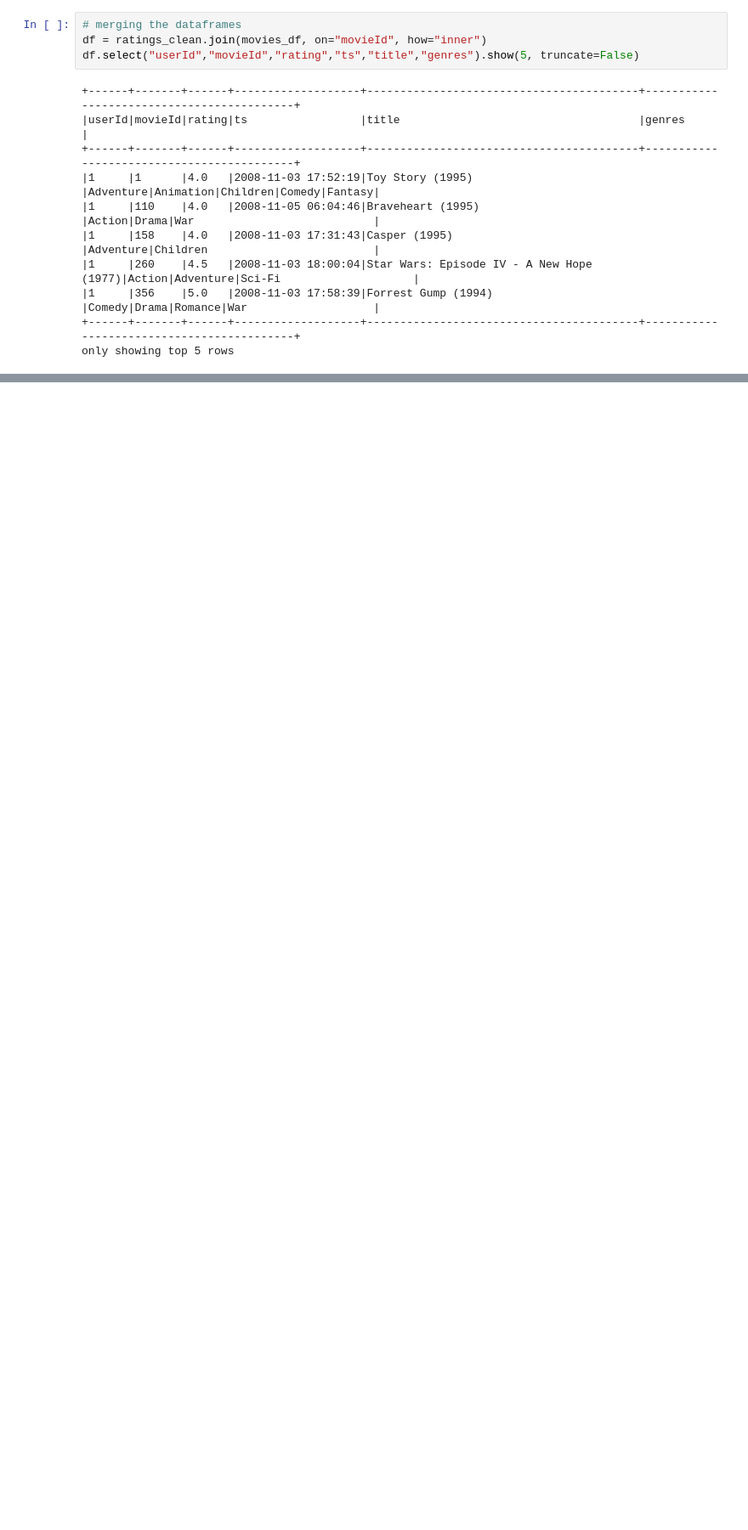
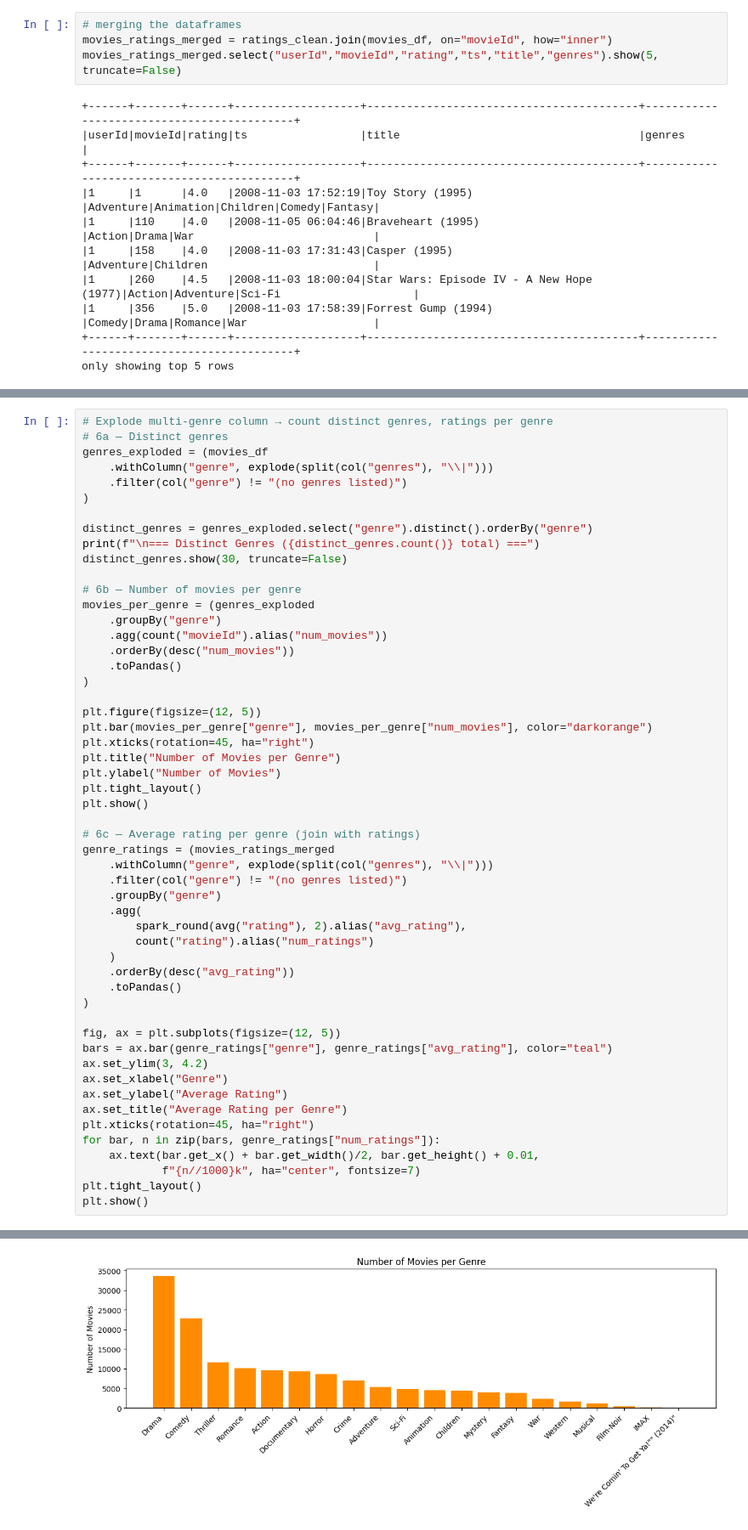
Before and after one commit to alexpanayi474/DSC511-MovieLens-Project, a Jupyter notebook: DSC_511_MovieLens.ipynb, the cells around one changed output, grey strips where cells are left out. Shown at 85% size. Drawn from its saved outputs; the diff is of its cells as text; blank space fills up the shorter version.

```diff
--- a/DSC_511_MovieLens.ipynb
+++ b/DSC_511_MovieLens.ipynb
@@ -124,8 +132,8 @@ from pyspark.sql.functions import col, from_unixtime, to_timestamp
 ratings_clean = ratings_df.withColumn("ts", to_timestamp(from_unixtime(col("timestamp"))))
 # %%
 # merging the dataframes
-df = ratings_clean.join(movies_df, on="movieId", how="inner")
-df.select("userId","movieId","rating","ts","title","genres").show(5, truncate=False)
+movies_ratings_merged = ratings_clean.join(movies_df, on="movieId", how="inner")
+movies_ratings_merged.select("userId","movieId","rating","ts","title","genres").show(5, truncate=False)
 # %% [output]
 +------+-------+------+-------------------+-----------------------------------------+-------------------------------------------+
 |userId|movieId|rating|ts                 |title                                    |genres                                     |
@@ -180,0 +378,54 @@ df.groupBy("rating").count().orderBy("rating").show()
+# %%
+# Explode multi-genre column → count distinct genres, ratings per genre
+# 6a — Distinct genres
+genres_exploded = (movies_df
+    .withColumn("genre", explode(split(col("genres"), "\\|")))
+    .filter(col("genre") != "(no genres listed)")
+)
+
+distinct_genres = genres_exploded.select("genre").distinct().orderBy("genre")
+print(f"\n=== Distinct Genres ({distinct_genres.count()} total) ===")
+distinct_genres.show(30, truncate=False)
+
+# 6b — Number of movies per genre
+movies_per_genre = (genres_exploded
+    .groupBy("genre")
+    .agg(count("movieId").alias("num_movies"))
+    .orderBy(desc("num_movies"))
+    .toPandas()
+)
+
+plt.figure(figsize=(12, 5))
+plt.bar(movies_per_genre["genre"], movies_per_genre["num_movies"], color="darkorange")
+plt.xticks(rotation=45, ha="right")
+plt.title("Number of Movies per Genre")
+plt.ylabel("Number of Movies")
+plt.tight_layout()
+plt.show()
+
+# 6c — Average rating per genre (join with ratings)
+genre_ratings = (movies_ratings_merged
+    .withColumn("genre", explode(split(col("genres"), "\\|")))
+    .filter(col("genre") != "(no genres listed)")
+    .groupBy("genre")
+    .agg(
+        spark_round(avg("rating"), 2).alias("avg_rating"),
+        count("rating").alias("num_ratings")
+    )
+    .orderBy(desc("avg_rating"))
+    .toPandas()
+)
+
+fig, ax = plt.subplots(figsize=(12, 5))
+bars = ax.bar(genre_ratings["genre"], genre_ratings["avg_rating"], color="teal")
+ax.set_ylim(3, 4.2)
+ax.set_xlabel("Genre")
+ax.set_ylabel("Average Rating")
+ax.set_title("Average Rating per Genre")
+plt.xticks(rotation=45, ha="right")
+for bar, n in zip(bars, genre_ratings["num_ratings"]):
+    ax.text(bar.get_x() + bar.get_width()/2, bar.get_height() + 0.01,
+            f"{n//1000}k", ha="center", fontsize=7)
+plt.tight_layout()
+plt.show()
+# %% [output]
@@ -180,0 +449 @@ df.groupBy("rating").count().orderBy("rating").show()
+[figure, added]
```
Also changed, not shown: parts of 22 cells of this notebook.
